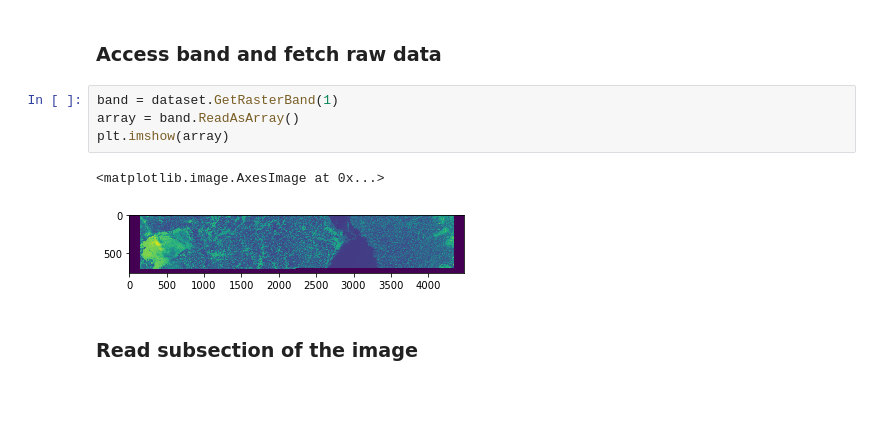
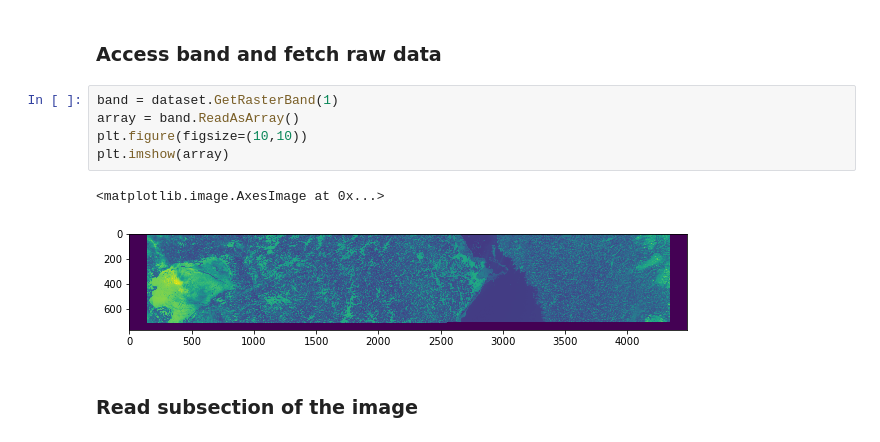
Before and after one commit to nansencenter/nansat-lectures, a Jupyter notebook: notebooks/07 GDAL.ipynb, the cells around one changed output. Saved outputs shown, nothing was run; the diff lists cells and outputs as text; blank space fills up the shorter version.

```diff
--- a/notebooks/07 GDAL.ipynb
+++ b/notebooks/07 GDAL.ipynb
@@ -39,10 +26,11 @@ Size is 4481 x 769 x 17
 # %%
 band = dataset.GetRasterBand(1)
 array = band.ReadAsArray()
+plt.figure(figsize=(10,10))
 plt.imshow(array)
 # %% [output]
 <matplotlib.image.AxesImage at 0x...>
-[figure, old version]
+[figure, new version]
 # %% [markdown]
 ### Read subsection of the image
 # %%
```
Also changed, not shown: parts of 6 cells of this notebook, 5 other files.
